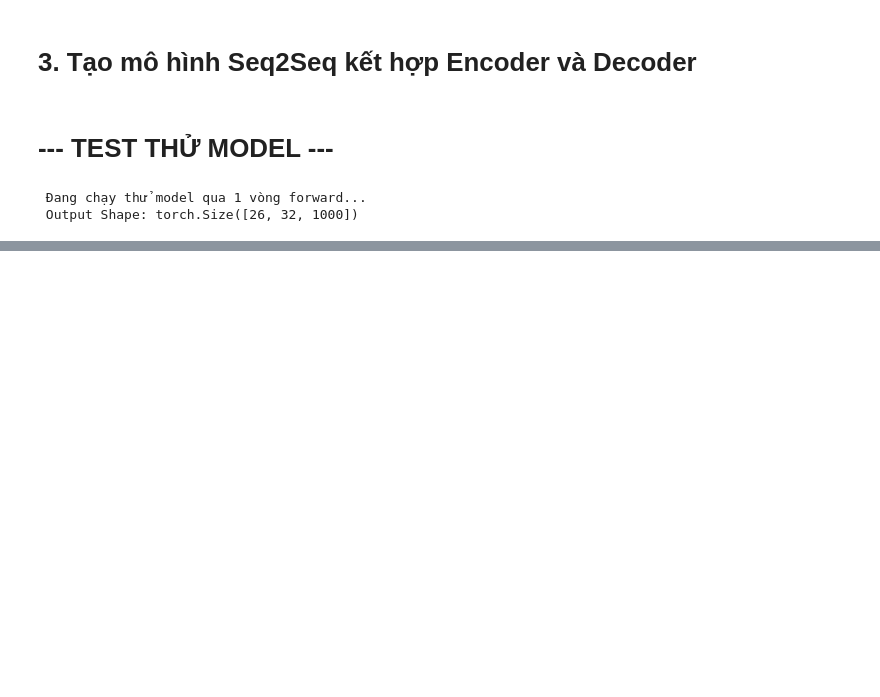
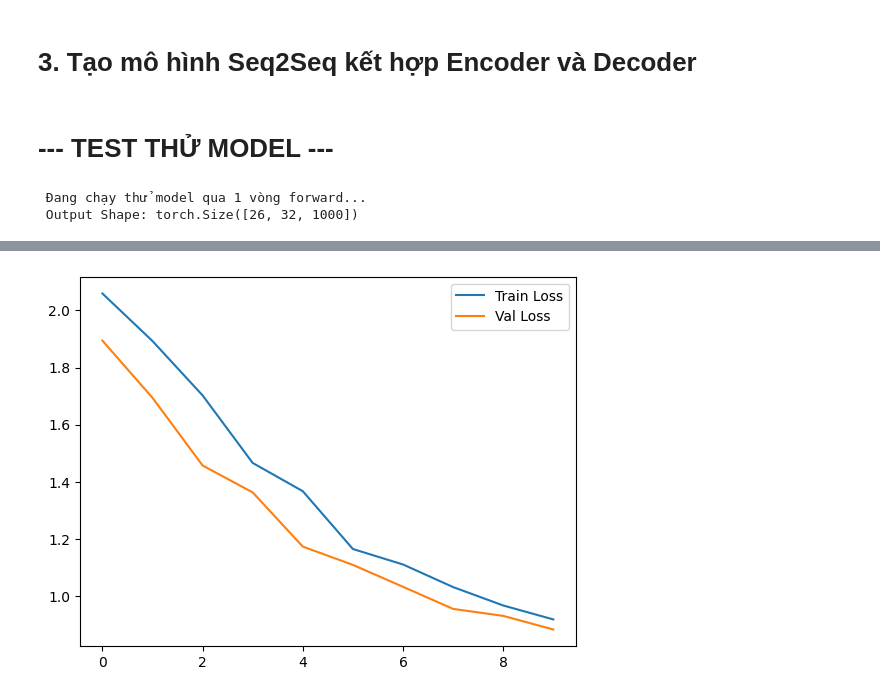
Before and after one commit to TidalWavetop1/NLP_Translate, a Jupyter notebook: model/model_translate.ipynb, the cells around one changed output, grey strips where cells are left out. Saved outputs shown, nothing was run; the diff lists cells and outputs as text; code cells hidden in the pictures; blank space fills up the shorter version.

Commit message:
đã học xong trên google collab

```diff
--- a/model/model_translate.ipynb
+++ b/model/model_translate.ipynb
@@ -330,17 +368,17 @@ from torch.utils.data import DataLoader
 # from model import Encoder, Decoder, Seq2Seq
 
 # --- CẤU HÌNH (CONFIG) ---
-DATA_DIR = "../data_clean" # Folder chứa data chuẩn
+DATA_DIR = "./data_clean" # Folder chứa data chuẩn
 BATCH_SIZE = 32         # CPU yếu thì để 32 hoặc 16 thôi
 N_EPOCHS = 10           # Chạy thử 5-10 epoch xem sao
 CLIP = 1.0              # Cắt gradient để không bị lỗi
 LR = 0.001              # Tốc độ học
 
 DEVICE = torch.device('cuda' if torch.cuda.is_available() else 'cpu')
-print(f"🖥️ Đang chạy trên: {DEVICE}")
+print(f" Đang chạy trên: {DEVICE}")
 
 # --- 1. CHUẨN BỊ DỮ LIỆU ---
-print("⏳ Đang load dữ liệu...")
+print(" Đang load dữ liệu...")
 train_dataset = Multi30kDataset(DATA_DIR, mode='train')
 val_dataset = Multi30kDataset(DATA_DIR, mode='val', src_vocab=train_dataset.src_vocab, trg_vocab=train_dataset.trg_vocab)
 # test_dataset = Multi30kDataset(DATA_DIR, mode='test', src_vocab=train_dataset.src_vocab, trg_vocab=train_dataset.trg_vocab)
@@ -350,7 +388,7 @@ pad_idx = train_dataset.src_vocab.stoi["<pad>"]
 train_loader = DataLoader(train_dataset, batch_size=BATCH_SIZE, shuffle=True, collate_fn=Collate(pad_idx), num_workers=0)
 val_loader = DataLoader(val_dataset, batch_size=BATCH_SIZE, shuffle=False, collate_fn=Collate(pad_idx), num_workers=0)
 
-print(f"✅ Data ngon lành! Train: {len(train_dataset)}, Val: {len(val_dataset)}")
+print(f" Data ngon lành! Train: {len(train_dataset)}, Val: {len(val_dataset)}")
 
 # --- 2. KHỞI TẠO MODEL ---
 INPUT_DIM = len(train_dataset.src_vocab)
@@ -464,11 +502,61 @@ def translate_sentence(sentence, src_vocab, trg_vocab, model, device, max_len=50
 
 # --- 5. VÒNG LẶP CHÍNH (MAIN LOOP) ---
 if __name__ == "__main__":
+    import os
+
+    # 1. CẤU HÌNH ĐƯỜNG DẪN DỮ LIỆU THẬT
+    # Lưu ý: Phải đảm bảo mày đã chạy Cell 1 để tải folder 'data_clean' về rồi nhé
+    DATA_DIR = "data_clean"
+
+    # Kiểm tra xem có data thật chưa
+    if not os.path.exists(os.path.join(DATA_DIR, 'train.en')):
+        print(" LỖI: Chưa thấy dữ liệu thật! Hãy chạy lại Cell 1 để tải data về đã.")
+        exit()
+
+    # 2. Tạo Dataset & DataLoader (Dùng data thật)
+    print(" Đang load dữ liệu thật (Multi30K)...")
+    train_dataset = Multi30kDataset(DATA_DIR, mode='train')
+    val_dataset = Multi30kDataset(DATA_DIR, mode='val', src_vocab=train_dataset.src_vocab, trg_vocab=train_dataset.trg_vocab)
+
+    # In ra để kiểm tra (Phải là hàng nghìn từ mới đúng)
+    print(f" Data ngon lành! Train: {len(train_dataset)}, Val: {len(val_dataset)}")
+    print(f" Vocab Size: Anh={len(train_dataset.src_vocab)}, Pháp={len(train_dataset.trg_vocab)}")
+
+    # 3. Setup DataLoader
+    pad_idx = train_dataset.src_vocab.stoi["<pad>"]
+    train_loader = DataLoader(train_dataset, batch_size=BATCH_SIZE, shuffle=True, collate_fn=Collate(pad_idx), num_workers=0)
+    val_loader = DataLoader(val_dataset, batch_size=BATCH_SIZE, shuffle=False, collate_fn=Collate(pad_idx), num_workers=0)
+
+    # 4. Khởi tạo Model
+    INPUT_DIM = len(train_dataset.src_vocab)
+    OUTPUT_DIM = len(train_dataset.trg_vocab)
+    # Các tham số khác giữ nguyên
+    ENC_EMB_DIM = 256
+    DEC_EMB_DIM = 256
+    HID_DIM = 512
+    N_LAYERS = 2
+    ENC_DROPOUT = 0.5
+    DEC_DROPOUT = 0.5
+
+    enc = Encoder(INPUT_DIM, ENC_EMB_DIM, HID_DIM, N_LAYERS, ENC_DROPOUT)
+    dec = Decoder(OUTPUT_DIM, DEC_EMB_DIM, HID_DIM, N_LAYERS, DEC_DROPOUT)
+    model = MyTranslationModel(enc, dec, DEVICE).to(DEVICE)
+
+    # Init weights
+    def init_weights(m):
+        for name, param in m.named_parameters():
+            nn.init.uniform_(param.data, -0.08, 0.08)
+    model.apply(init_weights)
+
+    optimizer = optim.Adam(model.parameters(), lr=LR)
+    criterion = nn.CrossEntropyLoss(ignore_index=pad_idx)
+
+    # 5. Bắt đầu Train
     best_valid_loss = float('inf')
     train_losses = []
     val_losses = []
 
-    print(f"\n🚀 Bắt đầu Train {N_EPOCHS} epochs...")
+    print(f"\n Bắt đầu Train {N_EPOCHS} epochs với dữ liệu thật...")
 
     for epoch in range(N_EPOCHS):
         start_time = time.time()
@@ -482,28 +570,25 @@ if __name__ == "__main__":
         train_losses.append(train_loss)
         val_losses.append(valid_loss)
 
-        # Lưu checkpoint xịn nhất (YÊU CẦU CỦA ĐỀ)
         if valid_loss < best_valid_loss:
             best_valid_loss = valid_loss
             torch.save(model.state_dict(), 'best_model.pth')
-            print(f"   💾 Đã lưu model tốt nhất (Val Loss: {valid_loss:.3f})")
+            print(f"     Đã lưu model tốt nhất (Val Loss: {valid_loss:.3f})")
 
         print(f'Epoch: {epoch+1:02} | Time: {int(epoch_mins)}m {int(epoch_secs)}s')
-        print(f'\tTrain Loss: {train_loss:.3f} | Train PPL: {math.exp(train_loss):7.3f}')
-        print(f'\t Val. Loss: {valid_loss:.3f} |  Val. PPL: {math.exp(valid_loss):7.3f}')
+        print(f'\tTrain Loss: {train_loss:.3f} | Val. Loss: {valid_loss:.3f}')
 
-    # --- 6. VẼ BIỂU ĐỒ & TEST THỬ ---
-    print("\n📊 Đang vẽ biểu đồ Loss...")
+    # 6. Vẽ biểu đồ & Test
+    print("\n Đang vẽ biểu đồ Loss...")
     plt.plot(train_losses, label='Train Loss')
     plt.plot(val_losses, label='Val Loss')
     plt.legend()
-    plt.savefig('loss_chart.png') # Lưu ảnh để nộp báo cáo
+    plt.savefig('loss_chart.png')
     plt.show()
 
-    # Load lại model ngon nhất để test
+    # Test thử
     model.load_state_dict(torch.load('best_model.pth'))
-
-    print("\n💬 Dịch thử 1 câu:")
+    print("\n Dịch thử 1 câu:")
     sentence = "A man is walking a dog."
     translation = translate_sentence(sentence, train_dataset.src_vocab, train_dataset.trg_vocab, model, DEVICE)
     print(f"Src: {sentence}")
@@ -519,0 +614 @@ if __name__ == "__main__":
+[figure, added]
```
Also changed, not shown: parts of 3 cells of this notebook, 1 other file.
